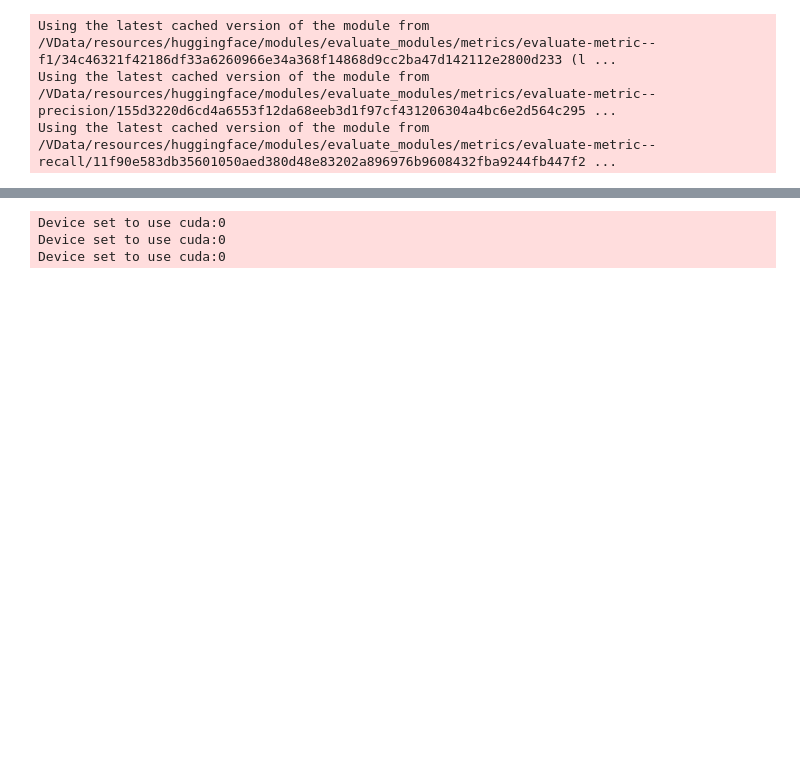
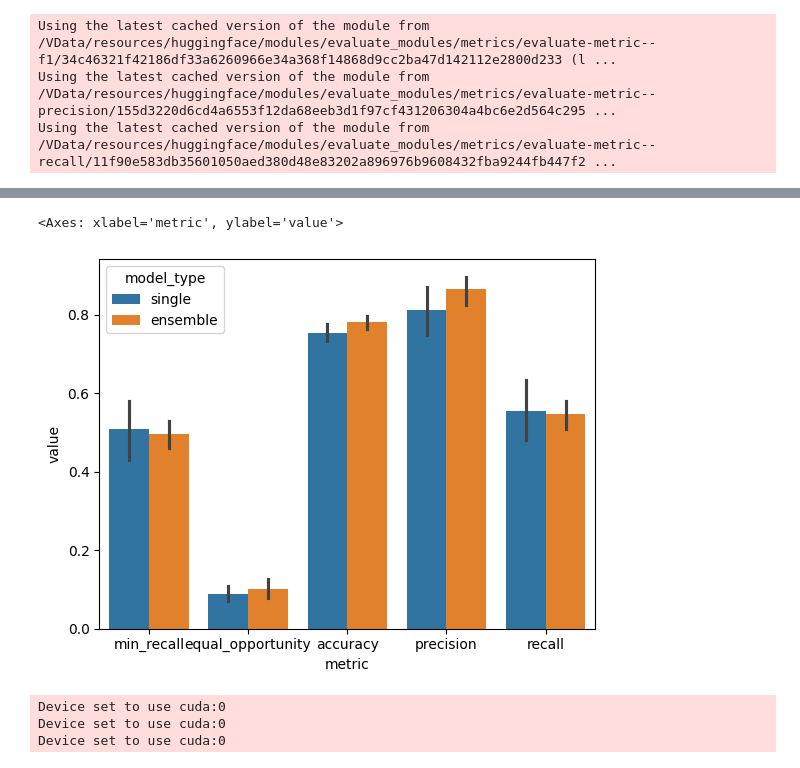
Before and after one commit to jhrystrom/oxonfair, a Jupyter notebook: examples/ensemble_playground.ipynb, the cells around one changed output, grey strips where cells are left out. Saved outputs shown, nothing was run; the diff lists cells and outputs as text; code cells hidden in the pictures; blank space fills up the shorter version.

```diff
--- a/examples/ensemble_playground.ipynb
+++ b/examples/ensemble_playground.ipynb
@@ -398,0 +381,11 @@ pd.concat(metrics)
+# %%
+import os
+from pathlib import Path
+
+import polars as pl
+
+DATA_DIR = Path("../hatespeech-data")
+latest_test_metrics_path = list(DATA_DIR.glob("test_metrics*.csv"))
+latest_test_metrics_path.sort(key=os.path.getctime)
+
+test_metrics_latest = pl.read_csv(latest_test_metrics_path[1])
@@ -399,3 +445,16 @@ pd.concat(metrics)
+# %%
+import matplotlib.pyplot as plt
+import seaborn as sns
+
+test_metrics_latest_long = test_metrics_latest.unpivot(
+    index=["model_type", "iteration"], variable_name="metric"
+)
+sns.barplot(test_metrics_latest_long, x="metric", y="value", hue="model_type")
+
+plt.xticks()
+# %% [output]
+<Axes: xlabel='metric', ylabel='value'>
+[figure, added]
 # %%
 ensemble_preds = ensemble_predict(texts=test_dataset["text"], ensemble=fair_ensemble)
 # %% [output]
```
Also changed, not shown: parts of 10 cells of this notebook, 13 other files.
